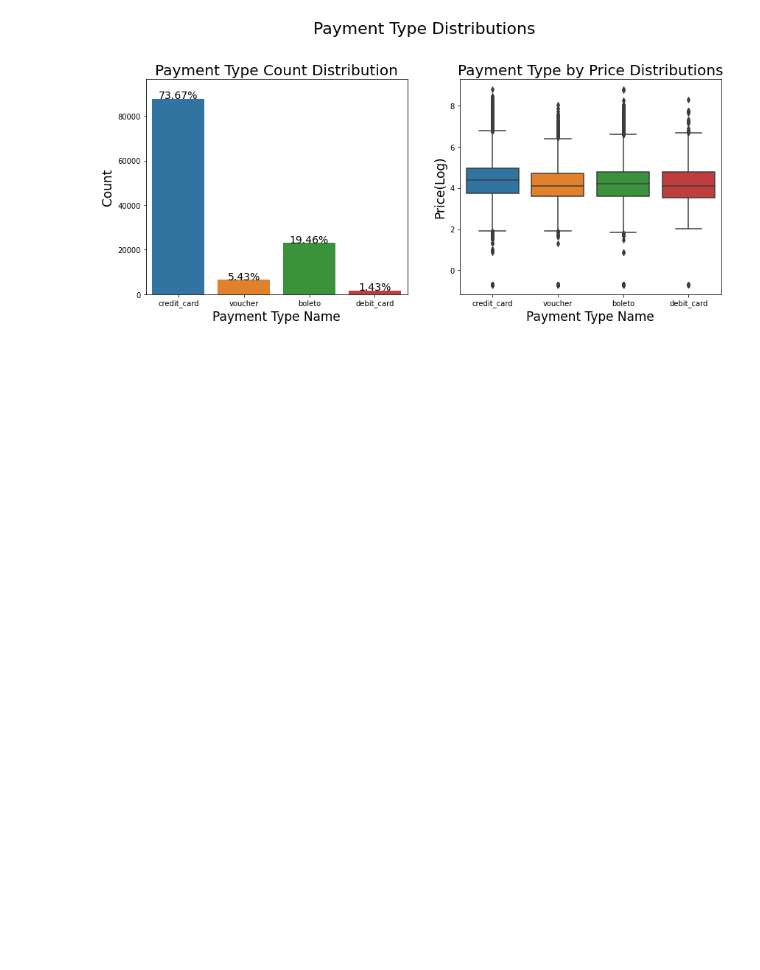
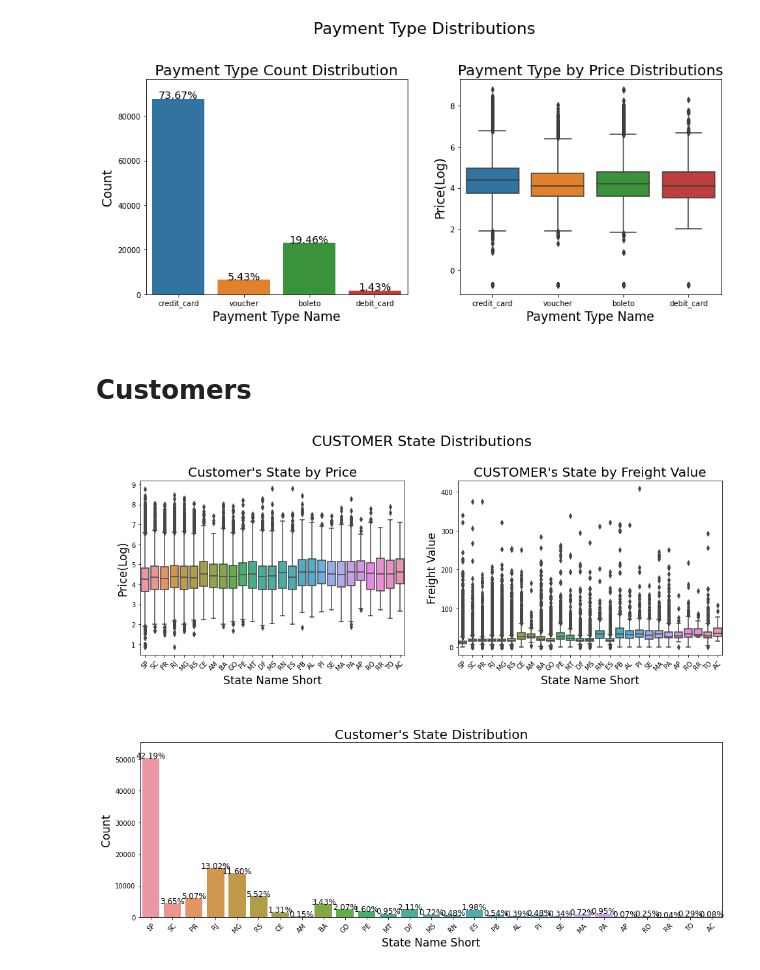
Before and after one commit to Sondos-Omar/Kaggle, a Jupyter notebook: eda-e-commerece.ipynb, the cells around one changed output. Saved outputs shown, nothing was run; the diff lists cells and outputs as text; code cells hidden in the pictures; blank space fills up the shorter version.

```diff
--- a/eda-e-commerece.ipynb
+++ b/eda-e-commerece.ipynb
@@ -579,3 +579,47 @@ plt.subplots_adjust(hspace = 0.5, top = 0.8)
 plt.show()
 # %% [output]
 [figure]
+# %% [markdown]
+# Customers
+# %%
+plt.figure(figsize=(16,12))
+
+plt.suptitle('CUSTOMER State Distributions', fontsize=22)
+
+plt.subplot(212)
+g = sns.countplot(x='customer_state', data=df_train, orient='h')
+g.set_title("Customer's State Distribution", fontsize=20)
+g.set_xlabel("State Name Short", fontsize=17)
+g.set_ylabel("Count", fontsize=17)
+g.set_xticklabels(g.get_xticklabels(),rotation=45)
+sizes = []
+for p in g.patches:
+    height = p.get_height()
+    sizes.append(height)
+    g.text(p.get_x()+p.get_width()/2.,
+            height + 3,
+            '{:1.2f}%'.format(height/total*100),
+            ha="center", fontsize=12)
+g.set_ylim(0, max(sizes) * 1.1)
+
+plt.subplot(221)
+g2 = sns.boxplot(x='customer_state', y='price_log',
+                 data=df_train[df_train['price'] != -1])
+g2.set_title("Customer's State by Price", fontsize=20)
+g2.set_xlabel("State Name Short", fontsize=17)
+g2.set_ylabel("Price(Log)", fontsize=17)
+g2.set_xticklabels(g2.get_xticklabels(),rotation=45)
+
+plt.subplot(222)
+g3 = sns.boxplot(x='customer_state', y='freight_value',
+                 data=df_train[df_train['price'] != -1])
+g3.set_title("CUSTOMER's State by Freight Value", fontsize=20)
+g3.set_xlabel("State Name Short", fontsize=17)
+g3.set_ylabel("Freight Value", fontsize=17)
+g3.set_xticklabels(g3.get_xticklabels(),rotation=45)
+
+plt.subplots_adjust(hspace = 0.5, top = 0.9)
+
+plt.show()
+# %% [output]
+[figure, added]
```
Also changed, not shown: parts of 2 cells of this notebook.
